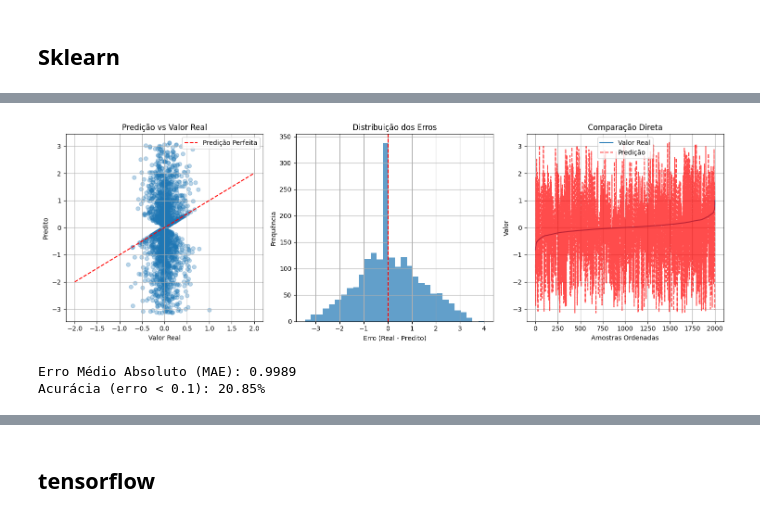
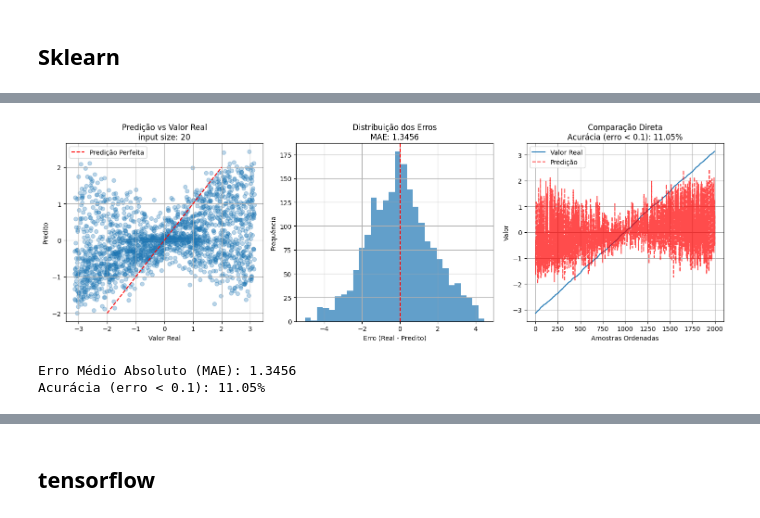
Before and after one commit to joaoBernardinoo/avoid-obstacle-collision, a Jupyter notebook: MLP.ipynb, the cells around one changed output, grey strips where cells are left out. Cells and saved outputs as stored; diff of their text form; code cells hidden in the pictures.

```diff
--- a/MLP.ipynb
+++ b/MLP.ipynb
@@ -124,5 +258,5 @@ def generate_data(n, num_samples, input_range):
 # %%
-X, y = generate_data(n, num_samples, input_range)
+X, y = generate_data2(n, num_samples, input_range)
 X_train, X_test, y_train, y_test = train_test_split(X, y, test_size=0.2)
 # %% [markdown]
 ## Sklearn
@@ -163,7 +297,7 @@ params = [
     },
     {
         "solver": "sgd",
-        "learning_rate": "adaptative",
+        "learning_rate": "adaptive",
         "momentum": 0.9,
         "nesterovs_momentum": True,
         "learning_rate_init": 0.2,
@@ -173,12 +309,10 @@ params = [
 # %%
-from sklearn.neural_network import MLPClassifier
 
 # Transformar em problema multiclasse
 y_train_class = np.argmin(np.abs(X_train), axis=1)
-mlp = MLPClassifier(hidden_layer_sizes=(100, 50,50), activation='relu',**params[-2],verbose=True)
+mlp = MLPClassifier(hidden_layer_sizes=(100, 50,50),
+                    activation='relu',**params[-1],
+                    verbose=True,max_iter=1000,random_state=42,
+                    early_stopping=True,n_iter_no_change=50)
 mlp.fit(X_train, y_train_class)
-
-# Recuperar a predição
-predicted_indices = mlp.predict(X_test)
-y_pred = X_test[np.arange(len(X_test)), predicted_indices]
 # %% [output]
@@ -208,0 +374,8 @@ Acurácia (erro < 0.1): 96.10%
+# %%
+mlp_regressor = MLPRegressor(hidden_layer_sizes=(100, 100, 50),
+                             activation='relu', **params[-1], # Se params[-1] contiver parâmetros válidos para MLPRegressor
+                             verbose=True, max_iter=1000, random_state=42,
+                             early_stopping=True, n_iter_no_change=20)
+mlp_regressor.fit(X_train, y_train)
+
+y_pred = mlp_regressor.predict(X_test)
@@ -209,6 +400,6 @@ Acurácia (erro < 0.1): 96.10%
 # %%
-evaluate_and_plot_prediction(y_test, y_pred)
+evaluate_and_plot_prediction(y_test, y_pred,n)
 # %% [output]
-[figure, old version]
+[figure, new version]
-Erro Médio Absoluto (MAE): 0.9989
-Acurácia (erro < 0.1): 20.85%
+Erro Médio Absoluto (MAE): 1.3456
+Acurácia (erro < 0.1): 11.05%
```
Also changed, not shown: parts of 29 cells of this notebook, 20 other files.
